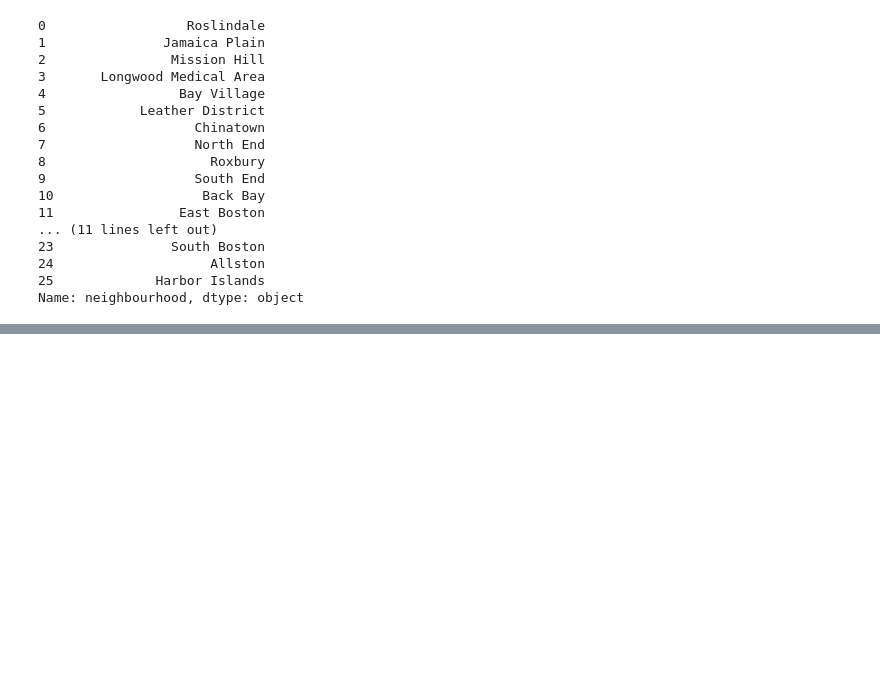
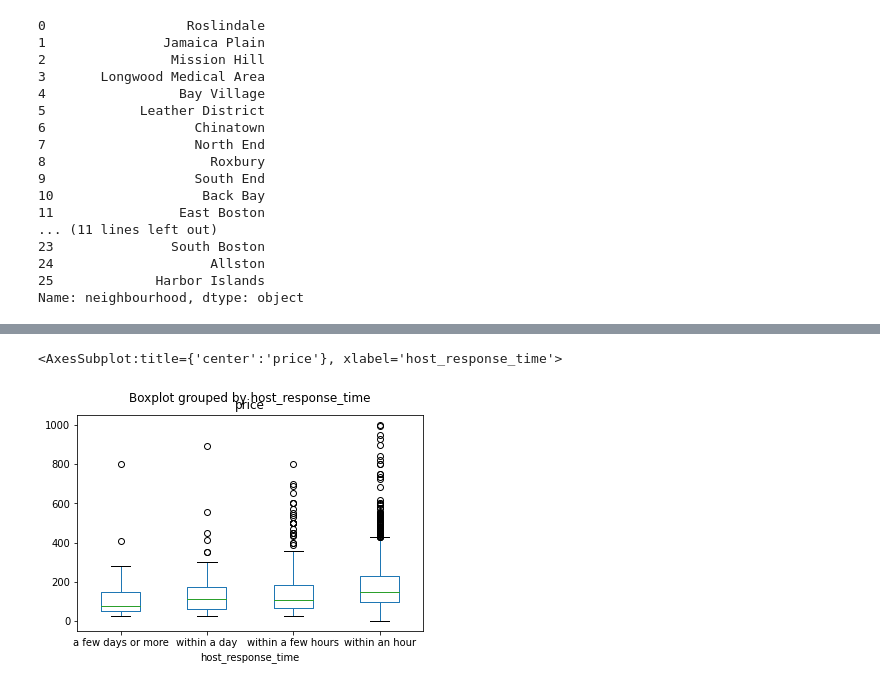
Before and after one commit to Fabrizio-Andrew/Vacation-Rental-Pricing-Estimator, a Jupyter notebook: experimentation/eda0.ipynb, the cells around one changed output, grey strips where cells are left out. Drawn from its saved outputs; the diff is of its cells as text; code cells hidden in the pictures; blank space fills up the shorter version.

```diff
--- a/experimentation/eda0.ipynb
+++ b/experimentation/eda0.ipynb
@@ -301,0 +340,5 @@ bostonGEO.plot(column='price', cmap='afmhot')
+# %%
+df_none_null.boxplot(by="host_response_time", column=["price"], grid = False)#.set_ylim([3.8,5])
+# %% [output]
+<AxesSubplot:title={'center':'price'}, xlabel='host_response_time'>
+[figure, added]
```
Also changed, not shown: parts of 25 cells of this notebook, 1 other file.
